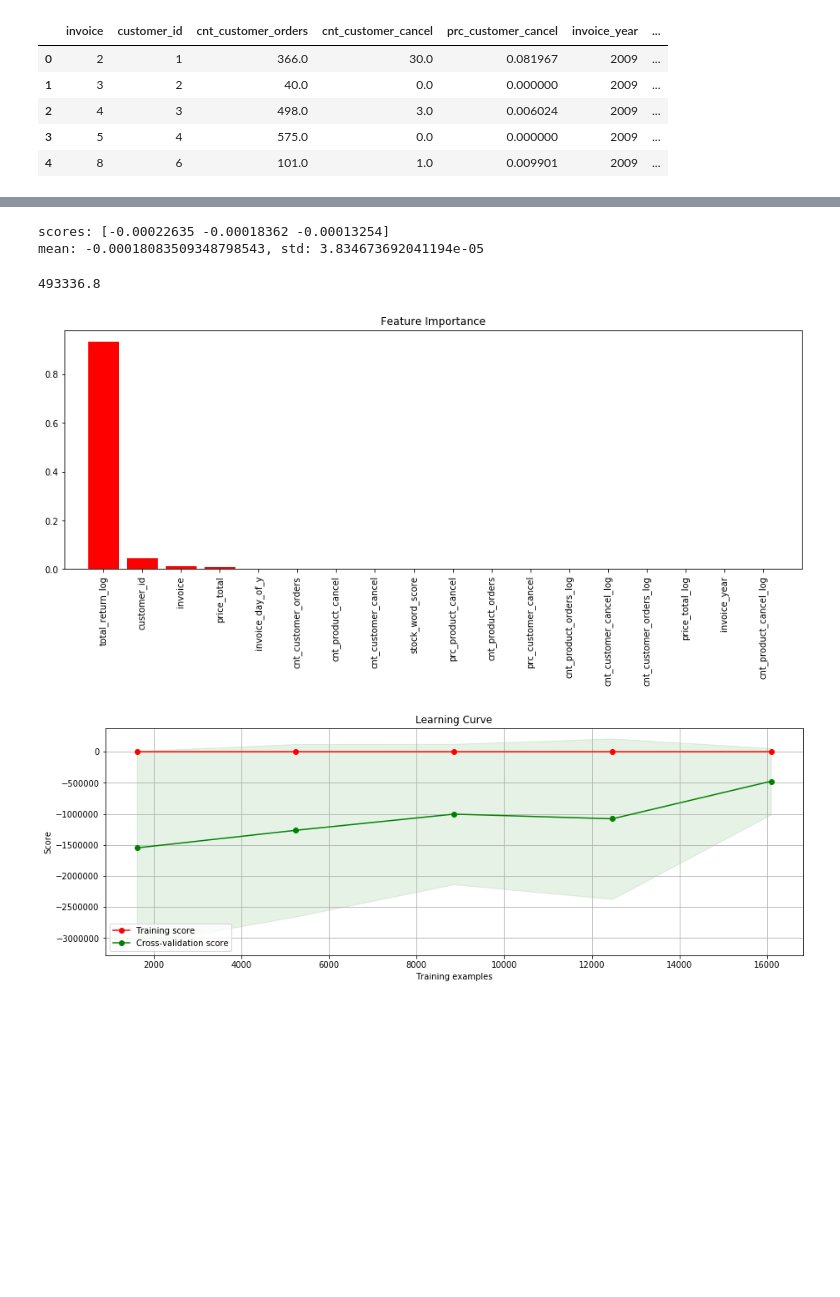
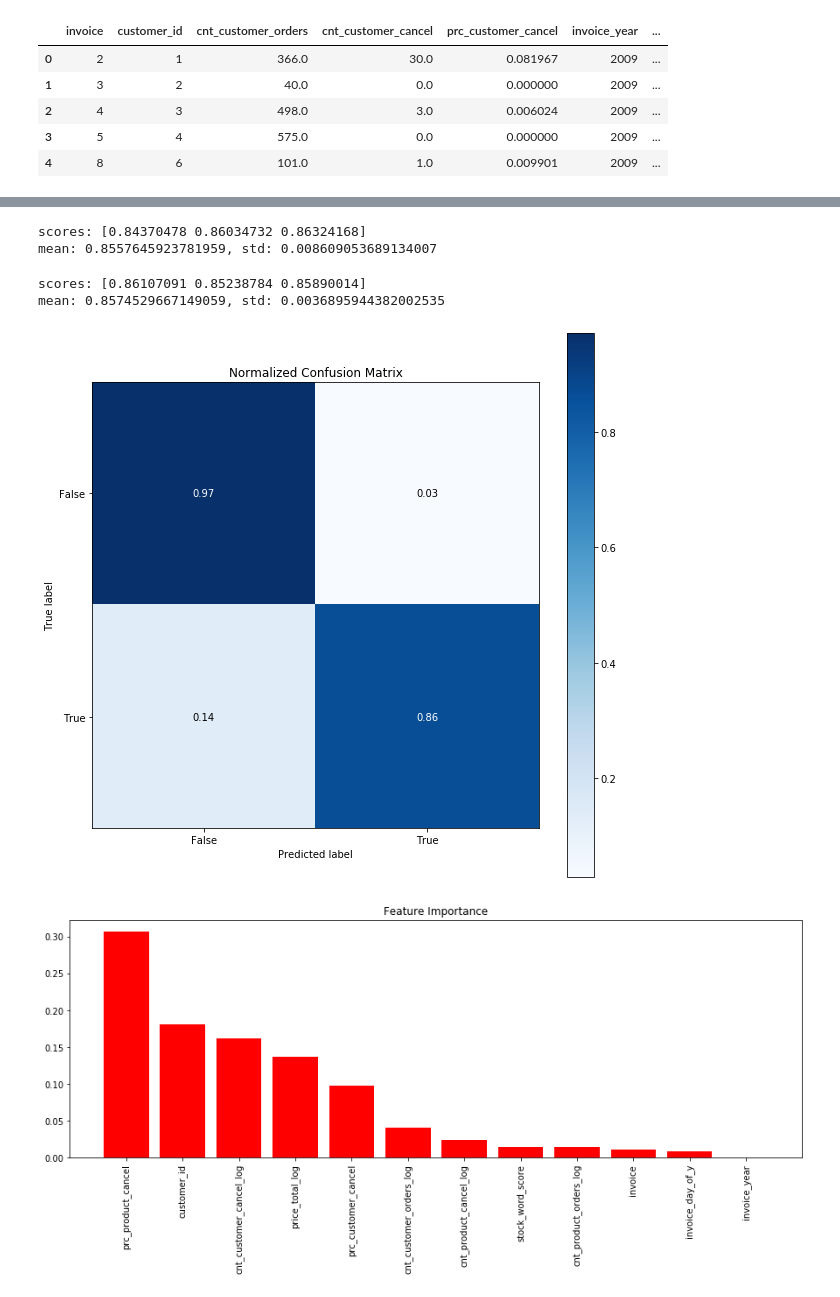
Before and after one commit to JakubStanczak/Order_cancelation_pred, a Jupyter notebook: Konkurs_JS.ipynb, the cells around one changed output, grey strips where cells are left out. Drawn from its saved outputs; the diff is of its cells as text; code cells hidden in the pictures; blank space fills up the shorter version.

```diff
--- a/Konkurs_JS.ipynb
+++ b/Konkurs_JS.ipynb
@@ -509,31 +520,25 @@ test_group.head()
 # %%
 xgb_params = {
-    'max_depth' : 10,
+    'max_depth' : 4,
     'n_estimators' : 100,
     'learning_rate': 0.1,
     'seed': 0
 }
 
-model = XGBRegressor(**xgb_params)
+model = XGBClassifier(**xgb_params)
-# %%
-cv = StratifiedKFold(n_splits=4, random_state=0, shuffle=True)
-scores = cross_val_score(model, X, y, cv=3, scoring='neg_mean_squared_error')
-print('scores: {}'.format(scores))
-print('mean: {}, std: {} \n'.format(np.mean(scores), np.std(scores)))
-# %% [output]
-scores: [-0.00022635 -0.00018362 -0.00013254]
-mean: -0.00018083509348798543, std: 3.834673692041194e-05
-# %%
-cv = StratifiedKFold(n_splits=4, random_state=0, shuffle=True)
-y_pred = cross_val_predict(model, X, y, cv=3)
-score = mean_squared_error(np.expm1(y_pred), np.expm1(y))
-score
-# %% [output]
-493336.8
-# %%
-model.fit(X, y)
-skplt.estimators.plot_feature_importances(model, feature_names=feats, x_tick_rotation=90, figsize=(15, 5))
-skplt.estimators.plot_learning_curve(model, X, y, figsize=(15, 5), cv=3, scoring='neg_mean_squared_error');
-# %% [output]
-[figure, removed]
-[figure, removed]
+# %%
+test_model(model)
+# %% [output]
+scores: [0.84370478 0.86034732 0.86324168]
+mean: 0.8557645923781959, std: 0.008609053689134007
+# %%
+X, y, feats = get_feats_X_y(train_group_b, True)
+test_model(model)
+# %% [output]
+scores: [0.86107091 0.85238784 0.85890014]
+mean: 0.8574529667149059, std: 0.0036895944382002535
+# %%
+plot_model_char(model)
+# %% [output]
+[figure, added]
+[figure, added]
```
Also changed, not shown: parts of 39 cells of this notebook.
